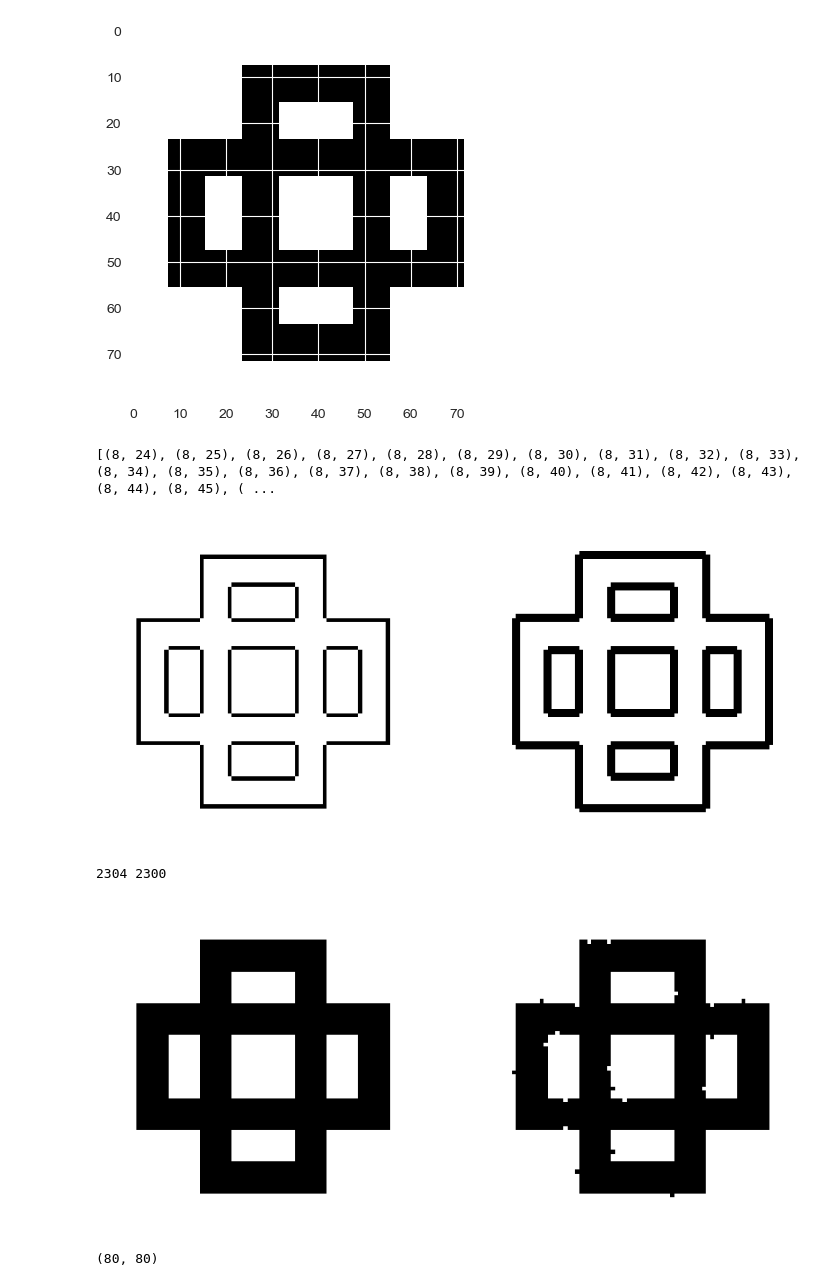
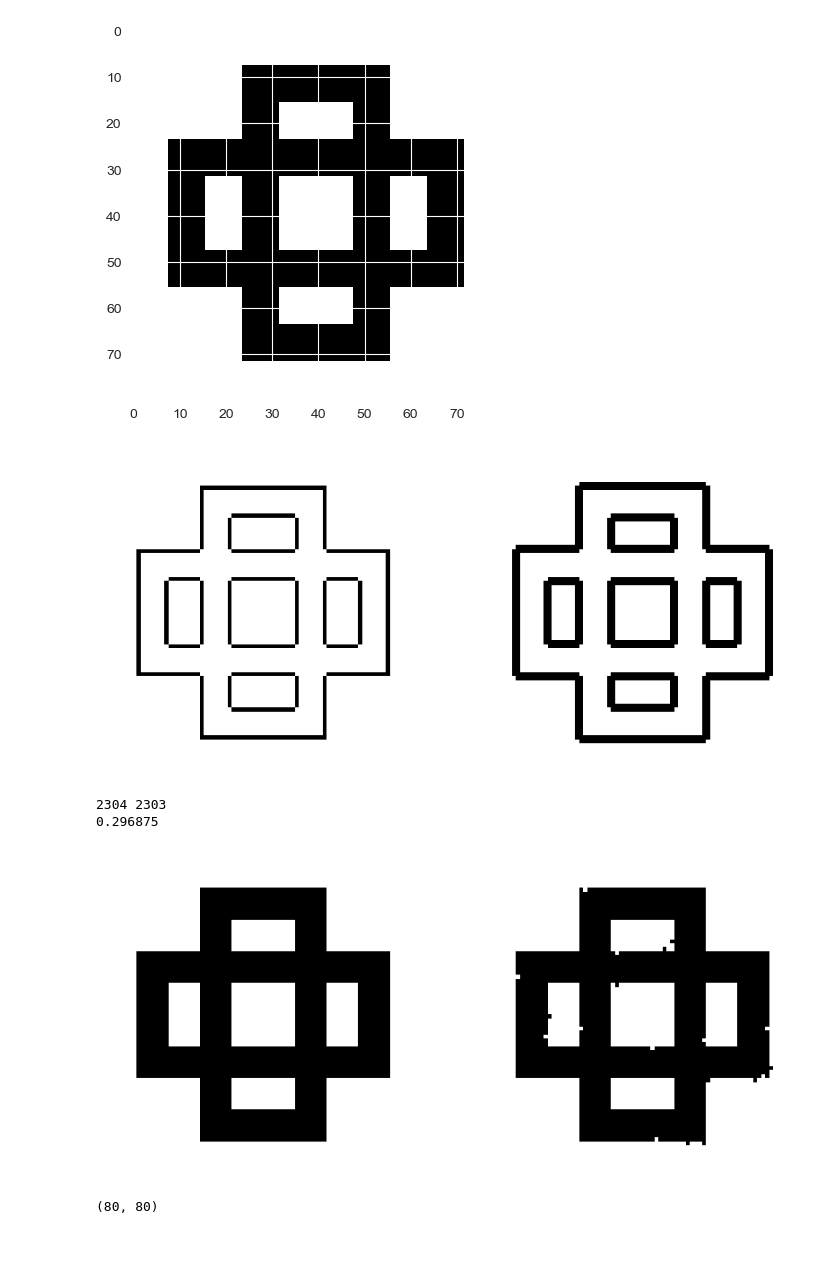
Before and after one commit to trutheresy/UQ-2D-Metamaterials, a Jupyter notebook: geometry_generation.ipynb, the cells around one changed output. Saved outputs shown, nothing was run; the diff lists cells and outputs as text; code cells hidden in the pictures; blank space fills up the shorter version.

```diff
--- a/geometry_generation.ipynb
+++ b/geometry_generation.ipynb
@@ -208,28 +270,34 @@ print(scaled_matrix.shape)
 (80, 80)
 [figure]
 # %%
-print(find_edge_pixels(scaled_matrix))
+#print(find_edge_pixels(scaled_matrix))
 edge_matrix = get_edge_pixels_matrix(scaled_matrix, count_corners=False, count_both_mat=False)
 edge_matrix_both_mat = get_edge_pixels_matrix(scaled_matrix, count_corners=False, count_both_mat=True)
 #visualize_matrices(scaled_matrix, edge_matrix)
 visualize_matrices(edge_matrix, edge_matrix_both_mat)
 # %% [output]
-[(8, 24), (8, 25), (8, 26), (8, 27), (8, 28), (8, 29), (8, 30), (8, 31), (8, 32), (8, 33), (8, 34), (8, 35), (8, 36), (8, 37), (8, 38), (8, 39), (8, 40), (8, 41), (8, 42), (8, 43), (8, 44), (8, 45), ( ...
 [figure]
 # %%
 # Flip the edge pixels with a 50% chance
-error_matrix = flip_edge_pixels(scaled_matrix,
-                                flip_chance=.02,
-                                count_corners=False,
-                                count_both_mat=True,
-                                seed=0)
+# error_matrix = flip_edge_pixels_chance(scaled_matrix,
+#                                        flip_chance=.02,
+#                                        count_corners=False,
+#                                        count_both_mat=True,
+#                                        seed=0)
+error_matrix = flip_edge_pixels_proportion(scaled_matrix,
+                                       flip_proportion=0.02,
+                                       count_corners=False,
+                                       count_both_mat=True,
+                                       seed=0)
 
 # Display the original and flipped images side by side
 visualize_matrices(scaled_matrix, error_matrix)
 print(np.sum(scaled_matrix==1), np.sum(error_matrix==1))
+print(defect_error_rate(scaled_matrix, error_matrix, percentage=True))
 # %% [output]
-2304 2300
+2304 2303
+0.296875
-[figure, old version]
+[figure, new version]
 # %%
 fig, axes = plt.subplots(1, 3, figsize=(15, 5), sharex=True, sharey=True)
 print(scaled_matrix.shape)
```
Also changed, not shown: parts of 6 cells of this notebook.
